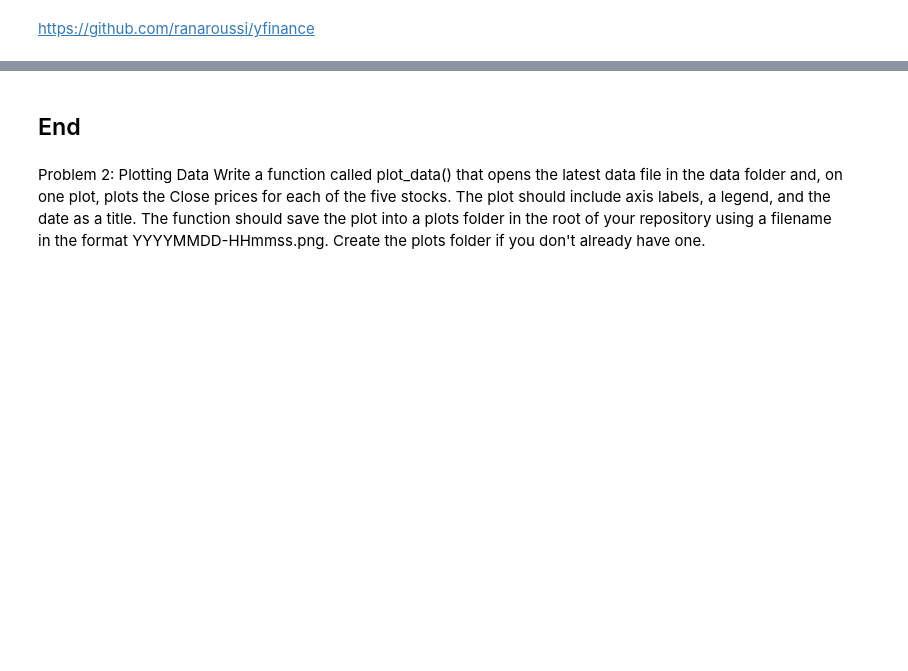
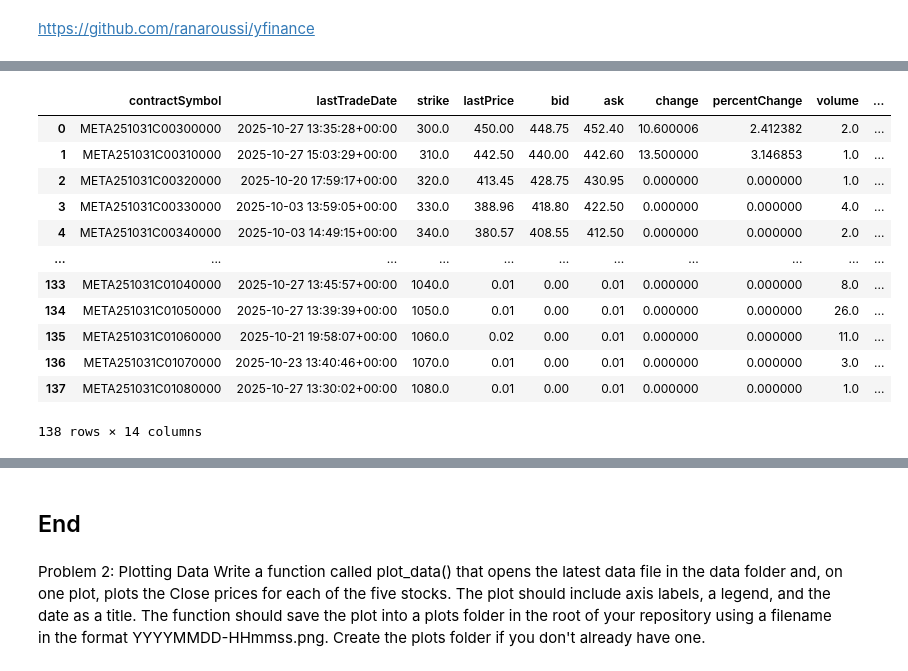
Before and after one commit to marianemcgrath/comp_infrastructure_assessment, a Jupyter notebook: problems.ipynb, the cells around one changed output, grey strips where cells are left out. Drawn from its saved outputs; the diff is of its cells as text; code cells hidden in the pictures; blank space fills up the shorter version.

```diff
--- a/problems.ipynb
+++ b/problems.ipynb
@@ -18,0 +22,2 @@ ModuleNotFoundError: No module named 'yfinance'
+# %%
+dat = yf.Ticker("META")
@@ -18,0 +94,16 @@ ModuleNotFoundError: No module named 'yfinance'
+# %%
+dat.option_chain(dat.options[0]).calls
+# %% [output]
+|  | contractSymbol | lastTradeDate | strike | lastPrice | bid | ask | change | percentChange | volume | ... |
+| 0 | META251031C00300000 | 2025-10-27 13:35:28+00:00 | 300.0 | 450.00 | 448.75 | 452.40 | 10.600006 | 2.412382 | 2.0 | ... |
+| 1 | META251031C00310000 | 2025-10-27 15:03:29+00:00 | 310.0 | 442.50 | 440.00 | 442.60 | 13.500000 | 3.146853 | 1.0 | ... |
+| 2 | META251031C00320000 | 2025-10-20 17:59:17+00:00 | 320.0 | 413.45 | 428.75 | 430.95 | 0.000000 | 0.000000 | 1.0 | ... |
+| 3 | META251031C00330000 | 2025-10-03 13:59:05+00:00 | 330.0 | 388.96 | 418.80 | 422.50 | 0.000000 | 0.000000 | 4.0 | ... |
+| 4 | META251031C00340000 | 2025-10-03 14:49:15+00:00 | 340.0 | 380.57 | 408.55 | 412.50 | 0.000000 | 0.000000 | 2.0 | ... |
+| ... | ... | ... | ... | ... | ... | ... | ... | ... | ... | ... |
+| 133 | META251031C01040000 | 2025-10-27 13:45:57+00:00 | 1040.0 | 0.01 | 0.00 | 0.01 | 0.000000 | 0.000000 | 8.0 | ... |
+| 134 | META251031C01050000 | 2025-10-27 13:39:39+00:00 | 1050.0 | 0.01 | 0.00 | 0.01 | 0.000000 | 0.000000 | 26.0 | ... |
+| 135 | META251031C01060000 | 2025-10-21 19:58:07+00:00 | 1060.0 | 0.02 | 0.00 | 0.01 | 0.000000 | 0.000000 | 11.0 | ... |
+| 136 | META251031C01070000 | 2025-10-23 13:40:46+00:00 | 1070.0 | 0.01 | 0.00 | 0.01 | 0.000000 | 0.000000 | 3.0 | ... |
+| 137 | META251031C01080000 | 2025-10-27 13:30:02+00:00 | 1080.0 | 0.01 | 0.00 | 0.01 | 0.000000 | 0.000000 | 1.0 | ... |
+138 rows × 14 columns
```
Also changed, not shown: parts of 14 cells of this notebook.
